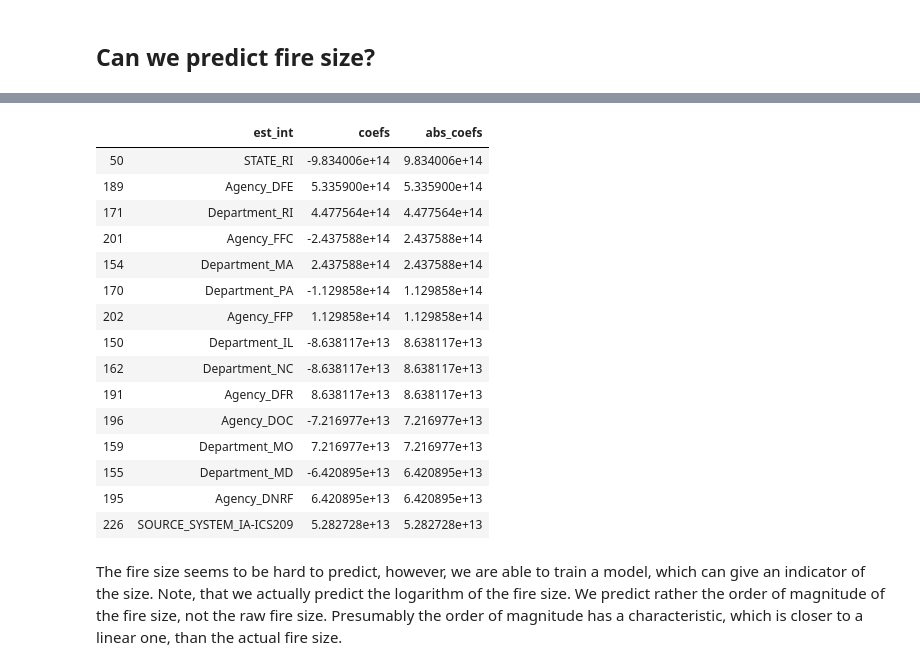
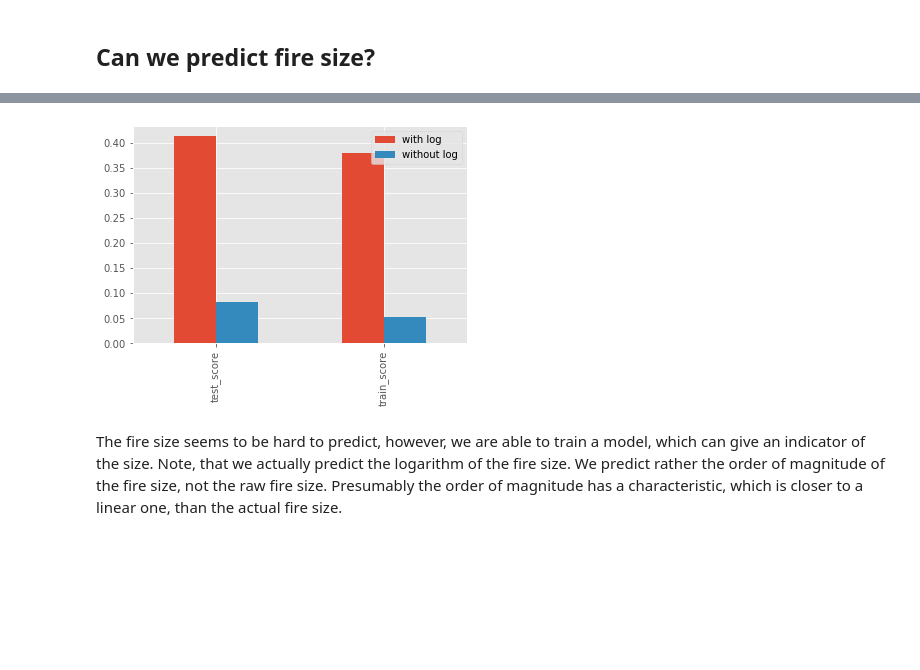
Before and after one commit to mar-su/taiming-of-188-million-wildfires, a Jupyter notebook: Taming Of 1.88 Million Wildfires.ipynb, the cells around one changed output, grey strips where cells are left out. Drawn from its saved outputs; the diff is of its cells as text; code cells hidden in the pictures; blank space fills up the shorter version.

Commit message:
Added plot for comparison of usage of logarithm with fire size values.

```diff
--- a/Taming Of 1.88 Million Wildfires.ipynb
+++ b/Taming Of 1.88 Million Wildfires.ipynb
@@ -288,27 +272,37 @@ test_score, train_score
-# %%
-coefs_df = pd.DataFrame()
-coefs_df['est_int'] = X_train.columns
-coefs_df['coefs'] = lm_model.coef_
-coefs_df['abs_coefs'] = np.abs(lm_model.coef_)
-coefs_df = coefs_df.sort_values('abs_coefs', ascending=False)
-coefs_df.iloc[:15]
-# %% [output]
-|  | est_int | coefs | abs_coefs |
-| 50 | STATE_RI | -9.834006e+14 | 9.834006e+14 |
-| 189 | Agency_DFE | 5.335900e+14 | 5.335900e+14 |
-| 171 | Department_RI | 4.477564e+14 | 4.477564e+14 |
-| 201 | Agency_FFC | -2.437588e+14 | 2.437588e+14 |
-| 154 | Department_MA | 2.437588e+14 | 2.437588e+14 |
-| 170 | Department_PA | -1.129858e+14 | 1.129858e+14 |
-| 202 | Agency_FFP | 1.129858e+14 | 1.129858e+14 |
-| 150 | Department_IL | -8.638117e+13 | 8.638117e+13 |
-| 162 | Department_NC | -8.638117e+13 | 8.638117e+13 |
-| 191 | Agency_DFR | 8.638117e+13 | 8.638117e+13 |
-| 196 | Agency_DOC | -7.216977e+13 | 7.216977e+13 |
-| 159 | Department_MO | 7.216977e+13 | 7.216977e+13 |
-| 155 | Department_MD | -6.420895e+13 | 6.420895e+13 |
-| 195 | Agency_DNRF | 6.420895e+13 | 6.420895e+13 |
-| 226 | SOURCE_SYSTEM_IA-ICS209 | 5.282728e+13 | 5.282728e+13 |
+# %%
+# without log
+X, y = prepare_data(
+    conn,
+    columns,
+    limit=4e5,
+    geohash_precision=2
+)
+scores_without_log = fit_model(X, y)
+
+# with log
+X_log, y_log = prepare_data(
+    conn,
+    columns + [
+        """
+        (
+          CONT_DATE - DISCOVERY_DATE + (
+            ((CONT_TIME % 100)/60.0 + CONT_TIME / 100)/24
+          ) - (
+            ((DISCOVERY_TIME % 100)/60.0 + DISCOVERY_TIME / 100)/24
+          )
+        ) AS DURATION_COMBINED_LOG
+        """
+    ],
+    limit=4e5,
+    geohash_precision=2,
+    apply_log=["FIRE_SIZE", "DURATION_COMBINED_LOG"]
+)
+
+scores_with_log = fit_model(X_log, y_log)
+
+pd.DataFrame.from_records([scores_with_log, scores_without_log], index=["with log", "without log"]).T.plot.bar();
+# %% [output]
+[figure, added]
 # %% [markdown]
 The fire size seems to be hard to predict, however, we are able to train a model, which can give an indicator of the size. Note, that we actually predict the logarithm of the fire size. We predict rather the order of magnitude of the fire size, not the raw fire size. Presumably the order of magnitude has a characteristic, which is closer to a linear one, than the actual fire size.
 # %%
```
Also changed, not shown: parts of 2 cells of this notebook.
